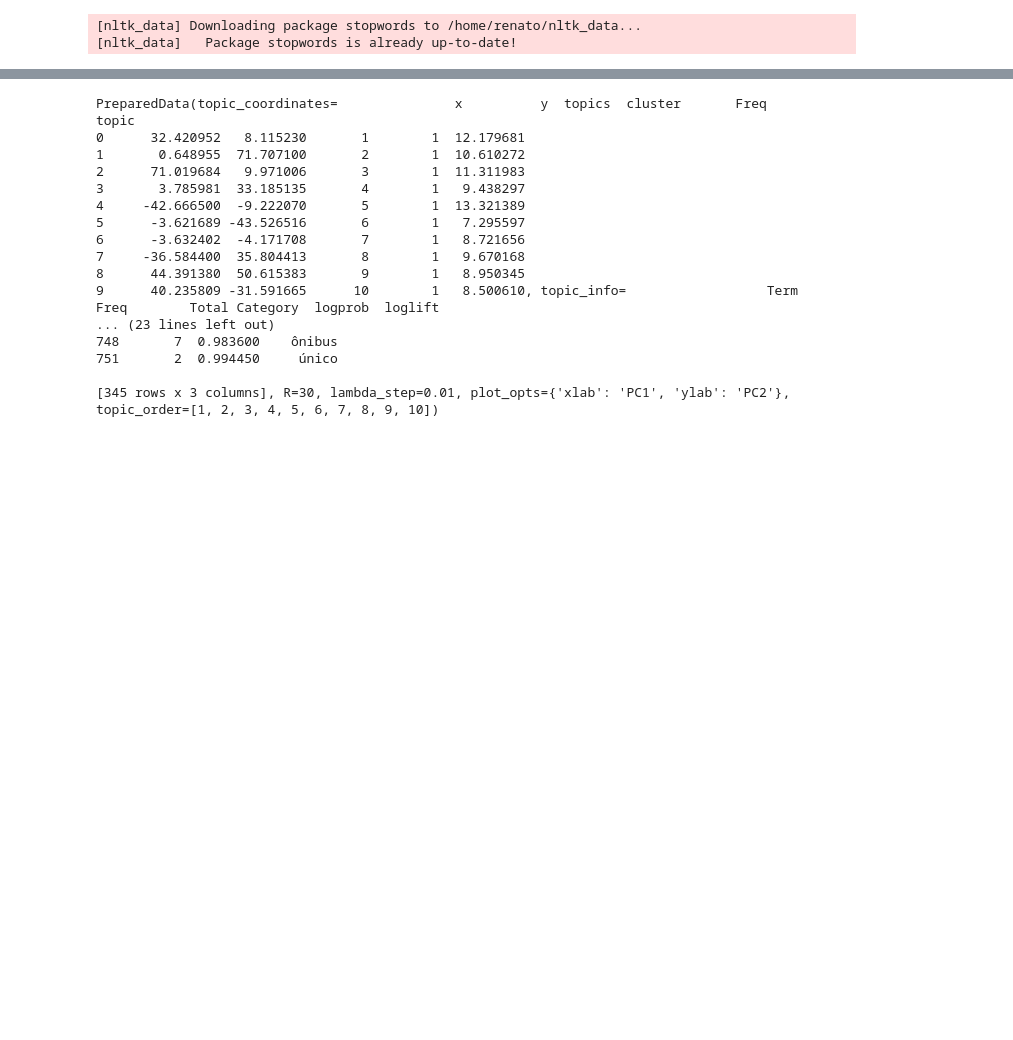
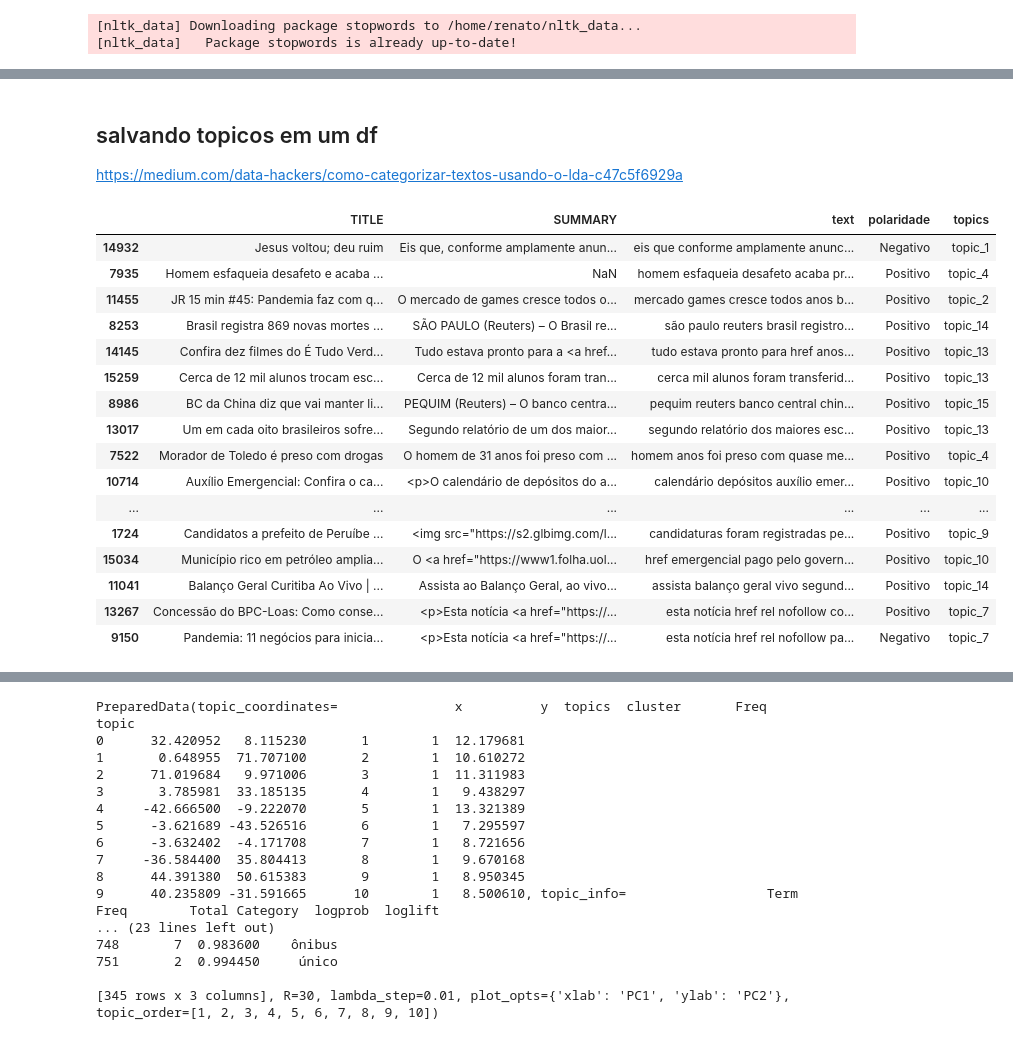
Before and after one commit to Renatolopo/MonitorNoticia, a Jupyter notebook: notebook/LDA_noticias.ipynb, the cells around one changed output, grey strips where cells are left out. Drawn from its saved outputs; the diff is of its cells as text; code cells hidden in the pictures; blank space fills up the shorter version.

```diff
--- a/notebook/LDA_noticias.ipynb
+++ b/notebook/LDA_noticias.ipynb
@@ -168,0 +187,3 @@ Chuva forte alaga municípios da Grande Vitória e Inmet tem alerta para 49 muni
+# %% [markdown]
+## salvando topicos em um df
+https://medium.com/data-hackers/como-categorizar-textos-usando-o-lda-c47c5f6929a
@@ -168,0 +231,25 @@ Chuva forte alaga municípios da Grande Vitória e Inmet tem alerta para 49 muni
+# %%
+# A lista de tópicos que irão no dataframe
+topics_list = assign_topic(topics, df.text)
+
+# Adicionando a coluna de tópicos ao dataframe
+df['topics'] = topics_list
+df.sample(25)
+# %% [output]
+|  | TITLE | SUMMARY | text | polaridade | topics |
+| 14932 | Jesus voltou; deu ruim | Eis que, conforme amplamente anun... | eis que conforme amplamente anunc... | Negativo | topic_1 |
+| 7935 | Homem esfaqueia desafeto e acaba ... | NaN | homem esfaqueia desafeto acaba pr... | Positivo | topic_4 |
+| 11455 | JR 15 min #45: Pandemia faz com q... | O mercado de games cresce todos o... | mercado games cresce todos anos b... | Positivo | topic_2 |
+| 8253 | Brasil registra 869 novas mortes ... | SÃO PAULO (Reuters) – O Brasil re... | são paulo reuters brasil registro... | Positivo | topic_14 |
+| 14145 | Confira dez filmes do É Tudo Verd... | Tudo estava pronto para a <a href... | tudo estava pronto para href anos... | Positivo | topic_13 |
+| 15259 | Cerca de 12 mil alunos trocam esc... | Cerca de 12 mil alunos foram tran... | cerca mil alunos foram transferid... | Positivo | topic_13 |
+| 8986 | BC da China diz que vai manter li... | PEQUIM (Reuters) – O banco centra... | pequim reuters banco central chin... | Positivo | topic_15 |
+| 13017 | Um em cada oito brasileiros sofre... | Segundo relatório de um dos maior... | segundo relatório dos maiores esc... | Positivo | topic_13 |
+| 7522 | Morador de Toledo é preso com drogas | O homem de 31 anos foi preso com ... | homem anos foi preso com quase me... | Positivo | topic_4 |
+| 10714 | Auxílio Emergencial: Confira o ca... | <p>O calendário de depósitos do a... | calendário depósitos auxílio emer... | Positivo | topic_10 |
+| ... | ... | ... | ... | ... | ... |
+| 1724 | Candidatos a prefeito de Peruíbe ... | <img src="https://s2.glbimg.com/l... | candidaturas foram registradas pe... | Positivo | topic_9 |
+| 15034 | Município rico em petróleo amplia... | O <a href="https://www1.folha.uol... | href emergencial pago pelo govern... | Positivo | topic_10 |
+| 11041 | Balanço Geral Curitiba Ao Vivo | ... | Assista ao Balanço Geral, ao vivo... | assista balanço geral vivo segund... | Positivo | topic_14 |
+| 13267 | Concessão do BPC-Loas: Como conse... | <p>Esta notícia <a href="https://... | esta notícia href rel nofollow co... | Positivo | topic_7 |
+| 9150 | Pandemia: 11 negócios para inicia... | <p>Esta notícia <a href="https://... | esta notícia href rel nofollow pa... | Negativo | topic_7 |
```
Also changed, not shown: parts of 14 cells of this notebook.
